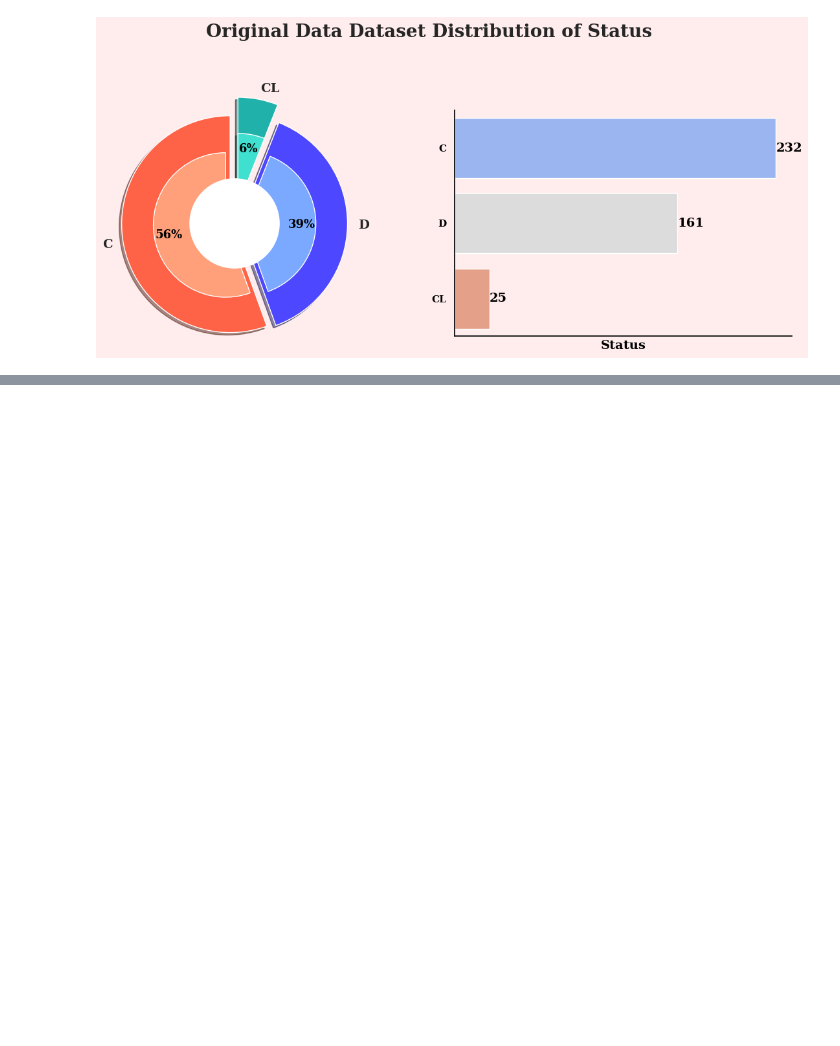
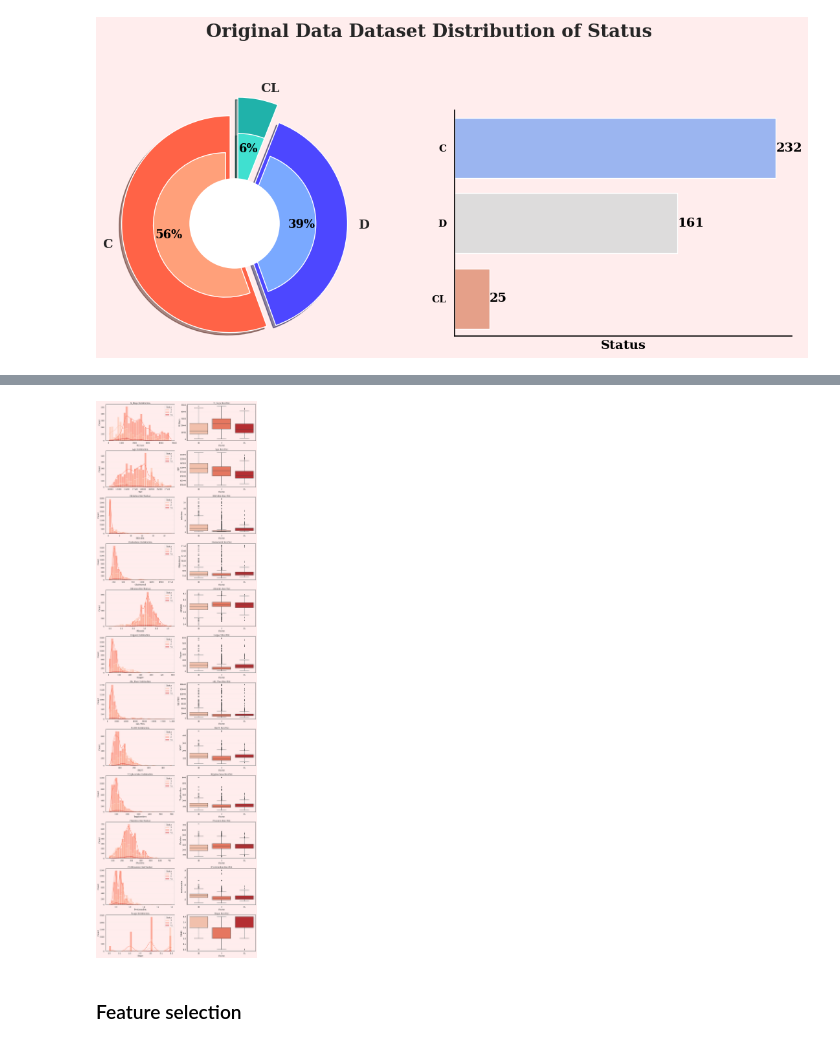
Before and after one commit to M1kE01/s3e26_kaggle, a Jupyter notebook: s3e26.ipynb, the cells around one changed output, grey strips where cells are left out. Saved outputs shown, nothing was run; the diff lists cells and outputs as text; code cells hidden in the pictures; blank space fills up the shorter version.

Commit message:
Feature selection added

```diff
--- a/s3e26.ipynb
+++ b/s3e26.ipynb
@@ -2127,0 +2167,18 @@ plot_count(orig_data, ['Status'], 'Original Data')
+# %%
+train = pd.concat([train, orig_data], axis=0, ignore_index=True)
+# %%
+fig, ax = plt.subplots(len(num_cols), 2, figsize=(14, len(num_cols)*4))
+
+for idx, column in enumerate(num_cols):
+    sns.histplot(x=column, hue='Status', data=train, bins=30, kde=True, palette='Reds', ax=ax[idx,0])
+    ax[idx,0].set_title(f'{column} Distribution')
+
+    sns.boxplot(x='Status', y=column, data=train, palette='Reds', ax=ax[idx,1])
+    ax[idx,1].set_title(f'{column} Box Plot')
+
+plt.tight_layout()
+plt.show()
+# %% [output]
+[figure, added]
+# %% [markdown]
+### Feature selection
```
Also changed, not shown: parts of 8 cells of this notebook.
